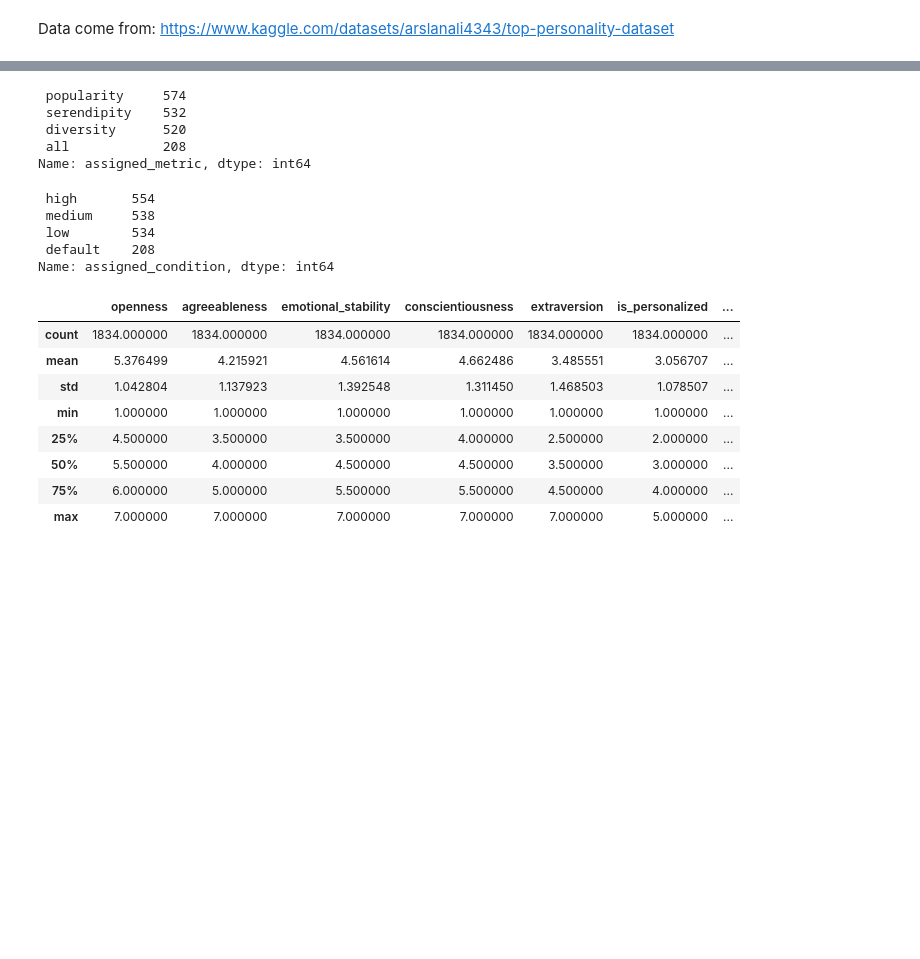
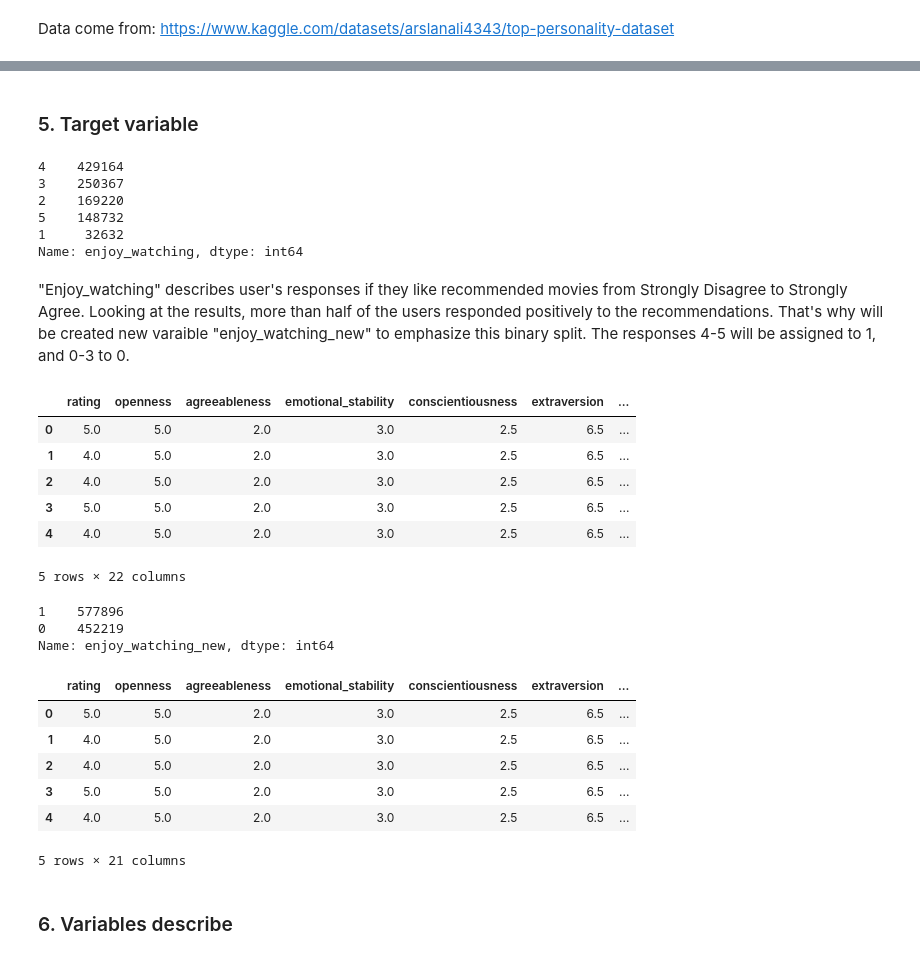
Before and after one commit to AgaGNEG/Personality-and-movies-analysis, a Jupyter notebook: Personality and movie preferences analysis.ipynb, the cells around one changed output, grey strips where cells are left out. Saved outputs shown, nothing was run; the diff lists cells and outputs as text; code cells hidden in the pictures; blank space fills up the shorter version.

```diff
--- a/Personality and movie preferences analysis.ipynb
+++ b/Personality and movie preferences analysis.ipynb
@@ -72,3 +151,6 @@ df.drop(["userid"], axis=1, inplace=True)
+# %%
+le = LabelEncoder()
+df.assigned_metric = le.fit_transform(df.assigned_metric)
 # %%
 df.head()
 # %% [output]
@@ -81,28 +164,51 @@ df.head()
+# %% [markdown]
+### 5. Target variable
 # %%
-df["assigned_metric"].value_counts()
+df["enjoy_watching"].value_counts()
 # %% [output]
- popularity     574
- serendipity    532
- diversity      520
- all            208
-Name: assigned_metric, dtype: int64
+4    429164
+3    250367
+2    169220
+5    148732
+1     32632
+Name: enjoy_watching, dtype: int64
+# %% [markdown]
+"Enjoy_watching" describes user's responses if they like recommended movies from Strongly Disagree to Strongly Agree. Looking at the results, more than half of the users responded positively to the recommendations. That's why will be created new varaible "enjoy_watching_new" to emphasize this binary split. The responses 4-5 will be assigned to 1, and 0-3 to 0.
+# %%
+def check_ejnoy(x):
+    if x >= 4:
+        return 1
+    else:
+        return 0
+# %%
+df["enjoy_watching_new"] = df["enjoy_watching"].apply(check_ejnoy)
+# %%
+df.head()
+# %% [output]
+|  | rating | openness | agreeableness | emotional_stability | conscientiousness | extraversion | ... |
+| 0 | 5.0 | 5.0 | 2.0 | 3.0 | 2.5 | 6.5 | ... |
+| 1 | 4.0 | 5.0 | 2.0 | 3.0 | 2.5 | 6.5 | ... |
+| 2 | 4.0 | 5.0 | 2.0 | 3.0 | 2.5 | 6.5 | ... |
+| 3 | 5.0 | 5.0 | 2.0 | 3.0 | 2.5 | 6.5 | ... |
+| 4 | 4.0 | 5.0 | 2.0 | 3.0 | 2.5 | 6.5 | ... |
+5 rows × 22 columns
+# %%
+df.drop(["enjoy_watching"], axis=1, inplace=True)
 # %%
-df["assigned_condition"].value_counts()
+df["enjoy_watching_new"].value_counts()
 # %% [output]
- high       554
- medium     538
- low        534
- default    208
-Name: assigned_condition, dtype: int64
+1    577896
+0    452219
+Name: enjoy_watching_new, dtype: int64
 # %%
-df.describe()
+df.head()
 # %% [output]
-|  | openness | agreeableness | emotional_stability | conscientiousness | extraversion | is_personalized | ... |
-| count | 1834.000000 | 1834.000000 | 1834.000000 | 1834.000000 | 1834.000000 | 1834.000000 | ... |
-| mean | 5.376499 | 4.215921 | 4.561614 | 4.662486 | 3.485551 | 3.056707 | ... |
-| std | 1.042804 | 1.137923 | 1.392548 | 1.311450 | 1.468503 | 1.078507 | ... |
-| min | 1.000000 | 1.000000 | 1.000000 | 1.000000 | 1.000000 | 1.000000 | ... |
-| 25% | 4.500000 | 3.500000 | 3.500000 | 4.000000 | 2.500000 | 2.000000 | ... |
-| 50% | 5.500000 | 4.000000 | 4.500000 | 4.500000 | 3.500000 | 3.000000 | ... |
-| 75% | 6.000000 | 5.000000 | 5.500000 | 5.500000 | 4.500000 | 4.000000 | ... |
-| max | 7.000000 | 7.000000 | 7.000000 | 7.000000 | 7.000000 | 5.000000 | ... |
+|  | rating | openness | agreeableness | emotional_stability | conscientiousness | extraversion | ... |
+| 0 | 5.0 | 5.0 | 2.0 | 3.0 | 2.5 | 6.5 | ... |
+| 1 | 4.0 | 5.0 | 2.0 | 3.0 | 2.5 | 6.5 | ... |
+| 2 | 4.0 | 5.0 | 2.0 | 3.0 | 2.5 | 6.5 | ... |
+| 3 | 5.0 | 5.0 | 2.0 | 3.0 | 2.5 | 6.5 | ... |
+| 4 | 4.0 | 5.0 | 2.0 | 3.0 | 2.5 | 6.5 | ... |
+5 rows × 21 columns
+# %% [markdown]
+### 6. Variables describe
```
Also changed, not shown: parts of 108 cells of this notebook.
